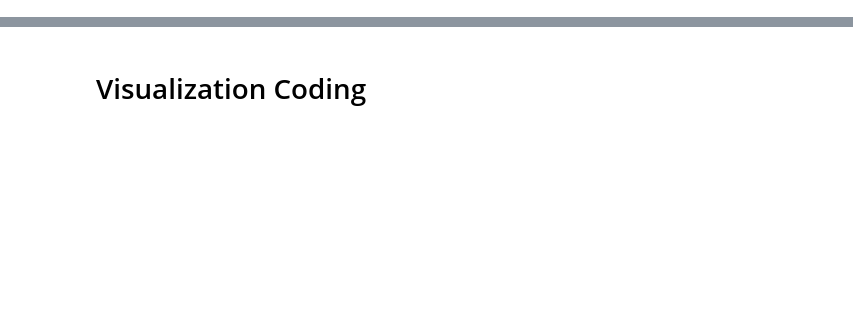
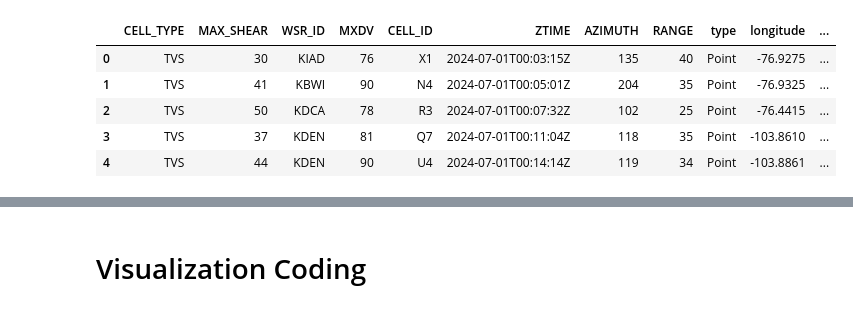
Before and after one commit to DavidnBui/DataStormers, a Jupyter notebook: tornado_notebook.ipynb, the cells around one changed output, grey strips where cells are left out. Drawn from its saved outputs; the diff is of its cells as text; code cells hidden in the pictures; blank space fills up the shorter version.

Commit message:
Cleaned up data collection code. Created radar_locations.csv

```diff
--- a/tornado_notebook.ipynb
+++ b/tornado_notebook.ipynb
@@ -30,42 +89,59 @@ for dataset in datasets:
 # %%
-# 'nx3tvs'       - (Point)   NEXRAD Level-3 Tornado Vortex Signatures
-# 'nx3meso'      - (Point)   NEXRAD Level-3 Mesocyclone Signatures
-# 'nx3hail'      - (Point)   NEXRAD Level-3 Hail Signatures
-# 'nx3structure' - (Point)   NEXRAD Level-3 Storm Cell Structure Information
-# 'warn'         - (Polygon) Severe Thunderstorm, Tornado, Flash Flood and Special Marine warnings
-datasets = ["nx3tvs"]
-outputFormat = "geojson"
-daterange = "20240701:20240731"  # "periodOfRecord"
+# Define the list of datasets to fetch
+datasets = ["nx3tvs"]  # NEXRAD Level-3 Tornado Vortex Signatures
+
+# Specify the desired output format for the data
+outputFormat = "geojson"  # Data will be fetched in GEOJSON format
+
+# Define the date range for the data query
+daterange = "20240701:20240731"  # Data for July 2024
+
+# Define the number of results to return
 numResults = 2500
 
 # Initialize an empty list to store merged data
 merged_data_list = []
 
 for dataset in datasets:
     base_url = f"https://www.ncdc.noaa.gov/swdiws/{outputFormat}/{dataset}/{daterange}/{numResults}"
     filename = f"swdiws_{dataset}_{outputFormat}.csv"
 
     data = fetch_api_data(base_url)
     # Data is nested, retrieve "features" dictionary
     rows = data["features"]
 
     # Iterate over each record in rows as that is nested as well
     for record in rows:
        # Merge the 'properties' and 'geometry' dictionaries
         merged_data = {**record["properties"], **record["geometry"]}
         # Append the merged data to the list
         merged_data_list.append(merged_data)
 
     # Convert to DataFrame
     merged_df = pd.DataFrame(merged_data_list)
 
 # Split the coordinates column into latitude and longitude
 merged_df[['longitude', 'latitude']] = pd.DataFrame(merged_df['coordinates'].tolist(), index=merged_df.index)
 # Drop the original coordinates column
 merged_df = merged_df.drop(columns=['coordinates'])
-merged_df.head(25)
 
-    # if data and "features" in data:
-    #     write_to_csv(data["features"], filename, "w")
-    # else:
-    #     print(f"No data found or invalid response format for dataset: {dataset}")
+if data and "features" in data:
+    write_to_csv(data["features"], filename, "w")
+else:
+    print(f"No data found or invalid response format for dataset: {dataset}")
+
+# Convert 'MXDV' to numeric, forcing errors to NaN if conversion fails
+merged_df['MXDV'] = pd.to_numeric(merged_df['MXDV'], errors='coerce')
+# Ensure 'WSR_ID' is treated as a string
+merged_df['WSR_ID'] = merged_df['WSR_ID'].astype(str)
+# Save the DataFrame to a CSV file
+merged_df.to_csv('swdiws_nx3tvs_geojson.csv', index=False)
+
+merged_df.head()
+# %% [output]
+|  | CELL_TYPE | MAX_SHEAR | WSR_ID | MXDV | CELL_ID | ZTIME | AZIMUTH | RANGE | type | longitude | ... |
+| 0 | TVS | 30 | KIAD | 76 | X1 | 2024-07-01T00:03:15Z | 135 | 40 | Point | -76.9275 | ... |
+| 1 | TVS | 41 | KBWI | 90 | N4 | 2024-07-01T00:05:01Z | 204 | 35 | Point | -76.9325 | ... |
+| 2 | TVS | 50 | KDCA | 78 | R3 | 2024-07-01T00:07:32Z | 102 | 25 | Point | -76.4415 | ... |
+| 3 | TVS | 37 | KDEN | 81 | Q7 | 2024-07-01T00:11:04Z | 118 | 35 | Point | -103.8610 | ... |
+| 4 | TVS | 44 | KDEN | 90 | U4 | 2024-07-01T00:14:14Z | 119 | 34 | Point | -103.8861 | ... |
```
Also changed, not shown: parts of 28 cells of this notebook, 1 other file.
